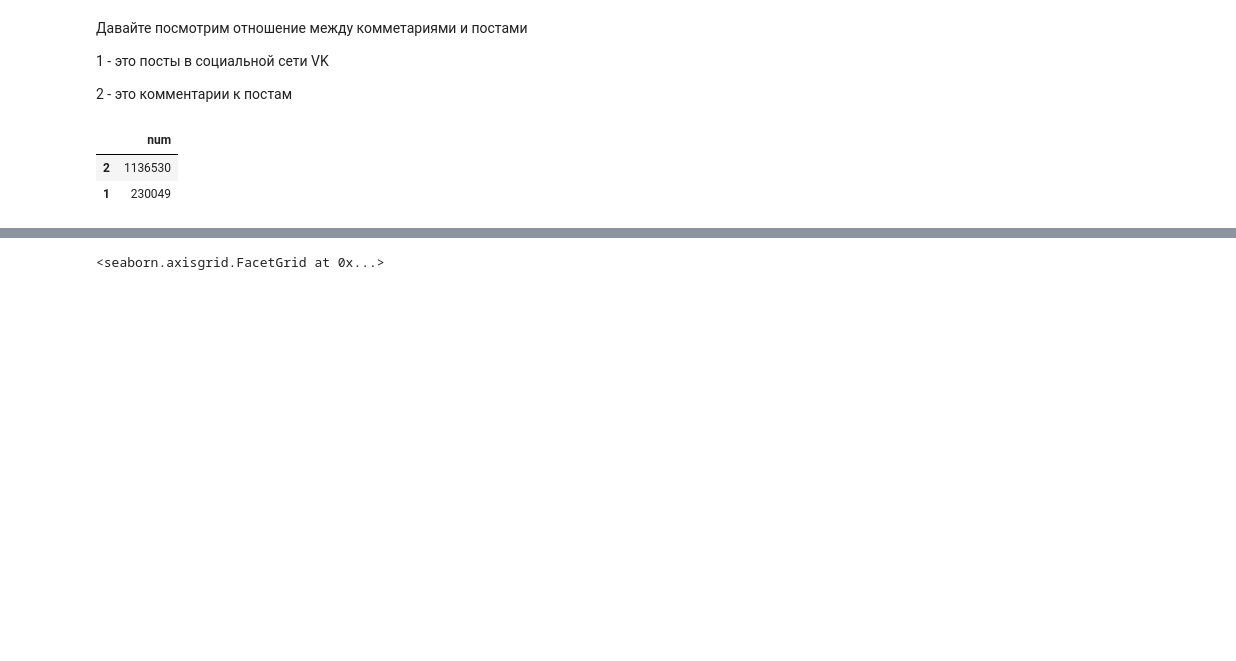
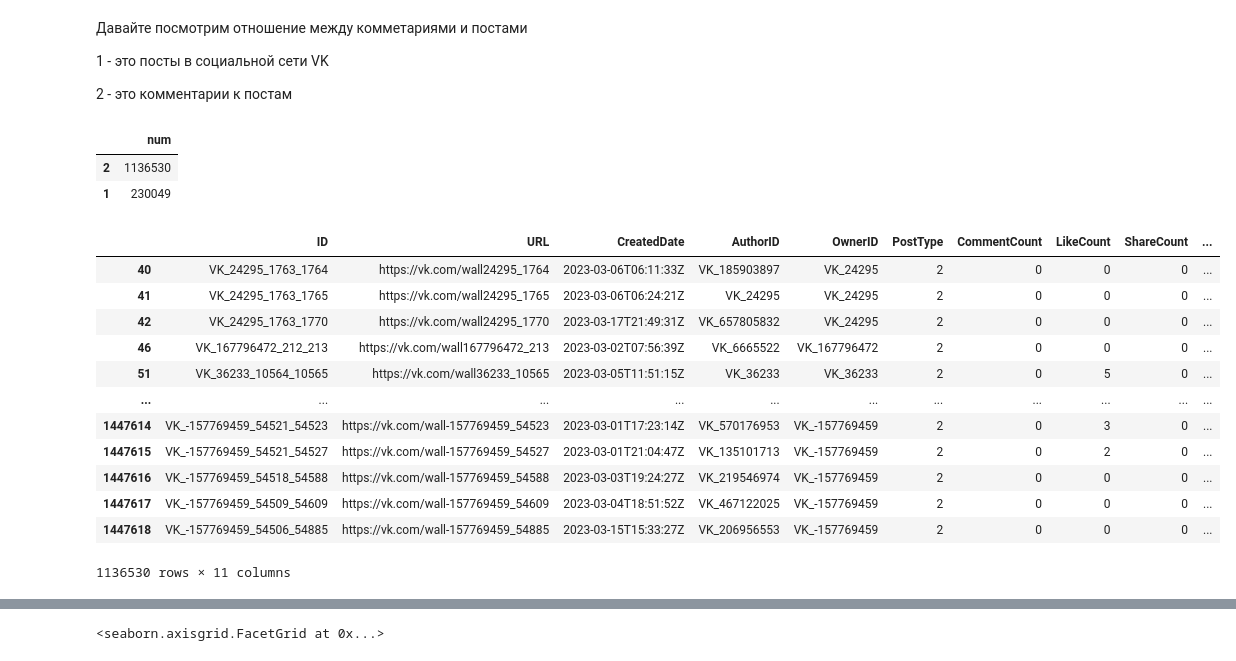
Before and after one commit to mr1er0y/VK_Topic_modeling, a Jupyter notebook: lab_work.ipynb, the cells around one changed output, grey strips where cells are left out. Drawn from its saved outputs; the diff is of its cells as text; code cells hidden in the pictures; blank space fills up the shorter version.

```diff
--- a/lab_work.ipynb
+++ b/lab_work.ipynb
@@ -66,3 +66,19 @@ df["PostType"].value_counts().to_frame("num")
 |  | num |
 | 2 | 1136530 |
 | 1 | 230049 |
+# %%
+df[df["PostType"] == 2]
+# %% [output]
+|  | ID | URL | CreatedDate | AuthorID | OwnerID | PostType | CommentCount | LikeCount | ShareCount | ... |
+| 40 | VK_24295_1763_1764 | https://vk.com/wall24295_1764 | 2023-03-06T06:11:33Z | VK_185903897 | VK_24295 | 2 | 0 | 0 | 0 | ... |
+| 41 | VK_24295_1763_1765 | https://vk.com/wall24295_1765 | 2023-03-06T06:24:21Z | VK_24295 | VK_24295 | 2 | 0 | 0 | 0 | ... |
+| 42 | VK_24295_1763_1770 | https://vk.com/wall24295_1770 | 2023-03-17T21:49:31Z | VK_657805832 | VK_24295 | 2 | 0 | 0 | 0 | ... |
+| 46 | VK_167796472_212_213 | https://vk.com/wall167796472_213 | 2023-03-02T07:56:39Z | VK_6665522 | VK_167796472 | 2 | 0 | 0 | 0 | ... |
+| 51 | VK_36233_10564_10565 | https://vk.com/wall36233_10565 | 2023-03-05T11:51:15Z | VK_36233 | VK_36233 | 2 | 0 | 5 | 0 | ... |
+| ... | ... | ... | ... | ... | ... | ... | ... | ... | ... | ... |
+| 1447614 | VK_-157769459_54521_54523 | https://vk.com/wall-157769459_54523 | 2023-03-01T17:23:14Z | VK_570176953 | VK_-157769459 | 2 | 0 | 3 | 0 | ... |
+| 1447615 | VK_-157769459_54521_54527 | https://vk.com/wall-157769459_54527 | 2023-03-01T21:04:47Z | VK_135101713 | VK_-157769459 | 2 | 0 | 2 | 0 | ... |
+| 1447616 | VK_-157769459_54518_54588 | https://vk.com/wall-157769459_54588 | 2023-03-03T19:24:27Z | VK_219546974 | VK_-157769459 | 2 | 0 | 0 | 0 | ... |
+| 1447617 | VK_-157769459_54509_54609 | https://vk.com/wall-157769459_54609 | 2023-03-04T18:51:52Z | VK_467122025 | VK_-157769459 | 2 | 0 | 0 | 0 | ... |
+| 1447618 | VK_-157769459_54506_54885 | https://vk.com/wall-157769459_54885 | 2023-03-15T15:33:27Z | VK_206956553 | VK_-157769459 | 2 | 0 | 0 | 0 | ... |
+1136530 rows × 11 columns
```
Also changed, not shown: parts of 56 cells of this notebook.
